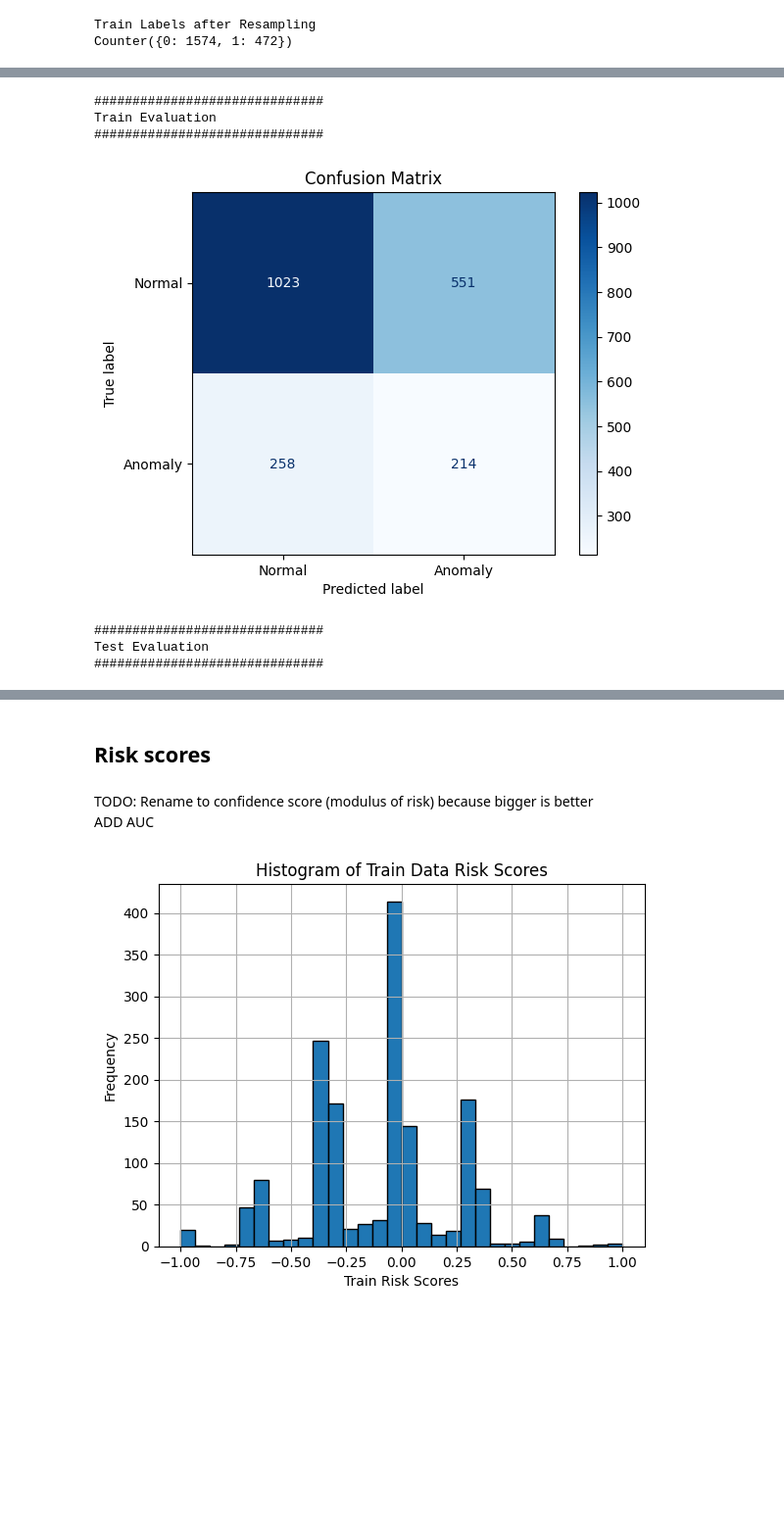
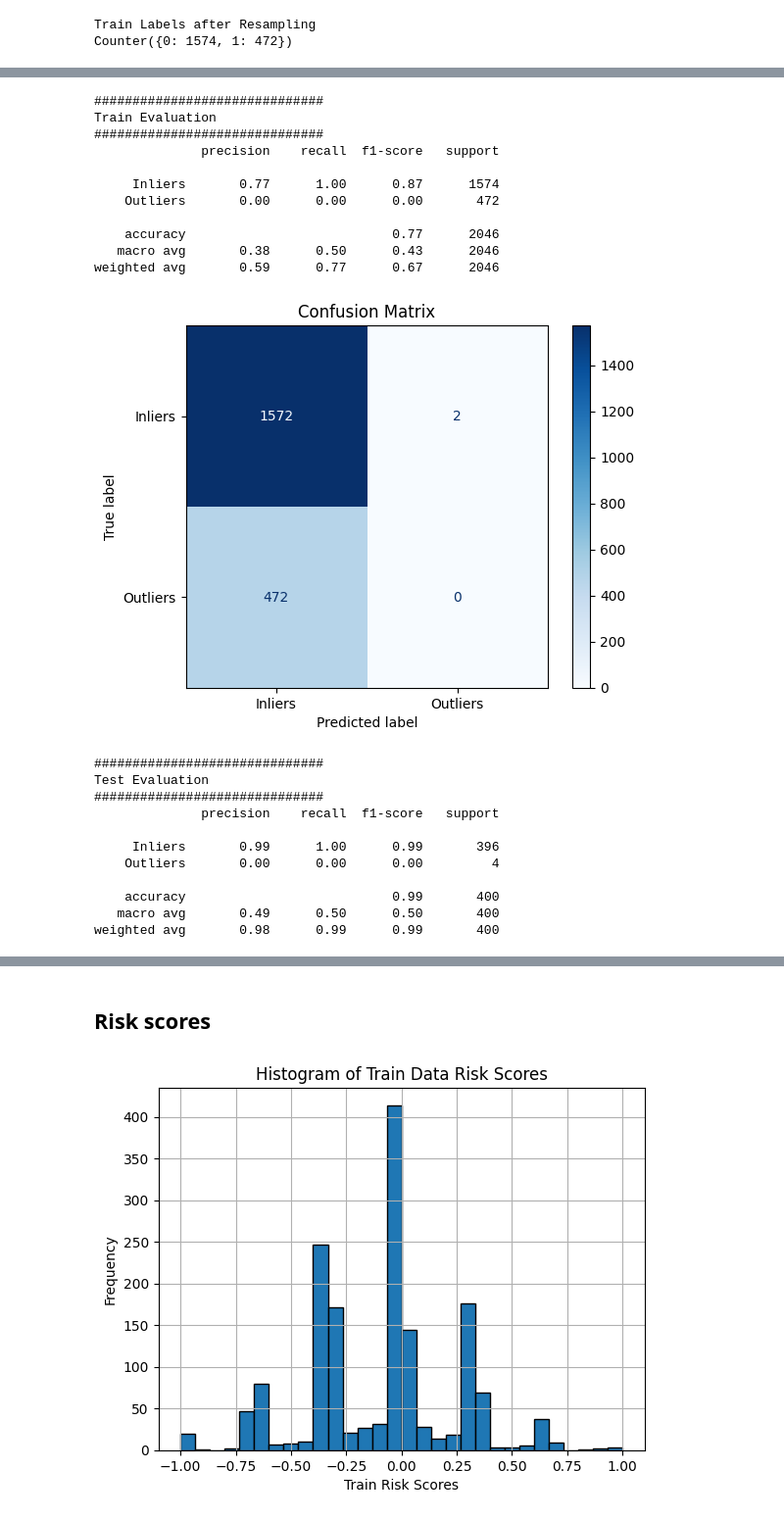
Before and after one commit to mel0778/dsa4263, a Jupyter notebook: code/model_SVM.ipynb, the cells around one changed output, grey strips where cells are left out. Shown: that part at 98% size. Saved outputs shown, nothing was run; the diff lists cells and outputs as text; code cells hidden in the pictures; blank space fills up the shorter version.

```diff
--- a/code/model_SVM.ipynb
+++ b/code/model_SVM.ipynb
@@ -357,7 +354,7 @@ y_test_smote = make_binary_labels(y_test)
 def custom_scorer(y_true, y_pred):
     # Compute confusion matrix
     fp = sum((y_true == 1) & (y_pred == -1))  # False Positives
-    return precision_score(y_true,y_pred) / fp
+    return precision_score(y_true,y_pred) - fp
 
 # Create a scorer using make_scorer
 scorer = make_scorer(custom_scorer, greater_is_better=True)
@@ -368,23 +365,16 @@ param_grid = {
     'kernel': ['linear', 'rbf', 'poly', 'sigmoid'],  # Kernel type
     'gamma': ['scale', 'auto', 0.1, 0.01, 0.001, 0.0001, 1.0, 10.0]  # Kernel coefficient for 'rbf', 'poly', and 'sigmoid'
 }
-# scorer = make_scorer(precision_score, average='weighted')
 
-grid = GridSearchCV(OneClassSVM(), param_grid, refit = True, verbose = 3, scoring=scorer)
-
+smote_clf = GridSearchCV(OneClassSVM(), param_grid, refit = True, verbose = 3, scoring=scorer)
 
 # fitting the model for grid search
-grid.fit(X_train_scaled_smote, y_train_smote)
+smote_clf.fit(X_train_scaled_smote, y_train_smote)
 
 # print best parameter after tuning
-print(grid.best_params_)
+print(smote_clf.best_params_)
 
 # print how our model looks after hyper-parameter tuning
-print(grid.best_estimator_)
-
-grid_predictions = grid.predict(X_test_scaled)
-
-# print classification report
-print(classification_report(y_test_smote, grid_predictions))
+print(smote_clf.best_estimator_)
 # %% [output]
 Fitting 5 folds for each of 320 candidates, totalling 1600 fits
@@ -501,37 +585,57 @@ Fitting 5 folds for each of 320 candidates, totalling 1600 fits
 # %%
 # wider param grid, smote
-
 print("##############################")
 print("Train Evaluation")
 print("##############################")
-grid_predictions = grid.predict(X_train_scaled_smote)
+smote_train_pred = smote_clf.predict(X_train_scaled_smote)
 
-conf_matrix = confusion_matrix(y_train_smote, grid_predictions, labels=[1, -1])
+labels = [1, -1]  # -1 for Outliers, 1 for Inliers
+print(classification_report(y_true=y_train_smote, y_pred=smote_train_pred,labels=labels, target_names=['Inliers', 'Outliers']))
+
+conf_matrix = confusion_matrix(y_train_smote, smote_train_pred, labels=labels)
 
 disp = ConfusionMatrixDisplay(confusion_matrix=conf_matrix,
-                                display_labels=["Normal", "Anomaly"])
+                                display_labels=['Inliers', 'Outliers'])
 disp.plot(cmap=plt.cm.Blues)
 plt.title('Confusion Matrix')
 plt.show()
 
 print("##############################")
 print("Test Evaluation")
 print("##############################")
 
-grid_predictions = grid.predict(X_test_scaled)
+smote_test_pred = smote_clf.predict(X_test_scaled)
 
-conf_matrix = confusion_matrix(y_test_smote, grid_predictions, labels=[1, -1])
+print(classification_report(y_true=y_test_smote, y_pred=smote_test_pred,labels=labels, target_names=['Inliers', 'Outliers']))
+
+conf_matrix = confusion_matrix(y_test_smote, smote_test_pred, labels=labels)
 
 disp = ConfusionMatrixDisplay(confusion_matrix=conf_matrix,
-                                display_labels=["Normal", "Anomaly"])
+                                display_labels=['Inliers', 'Outliers'])
 disp.plot(cmap=plt.cm.Blues)
 plt.title('Confusion Matrix')
 plt.show()
 # %% [output]
 ##############################
 Train Evaluation
 ##############################
+              precision    recall  f1-score   support
+
+     Inliers       0.77      1.00      0.87      1574
+    Outliers       0.00      0.00      0.00       472
+
+    accuracy                           0.77      2046
+   macro avg       0.38      0.50      0.43      2046
+weighted avg       0.59      0.77      0.67      2046
-[figure, old version]
+[figure, new version]
 ##############################
 Test Evaluation
 ##############################
+              precision    recall  f1-score   support
+
+     Inliers       0.99      1.00      0.99       396
+    Outliers       0.00      0.00      0.00         4
+
+    accuracy                           0.99       400
+   macro avg       0.49      0.50      0.50       400
+weighted avg       0.98      0.99      0.99       400
@@ -554,9 +658,6 @@ def get_risk_score(clf, X):
 # %%
 train_risk = get_risk_score(best_clf, X_train_scaled)
 test_risk = get_risk_score(best_clf, X_test_scaled)
-# %% [markdown]
-TODO: Rename to confidence score (modulus of risk) because bigger is better
-ADD AUC
 # %%
 # Plot histogram
 plt.hist(train_risk, bins=30, edgecolor='black')  # Adjust bins as needed
```
Also changed, not shown: parts of 16 cells of this notebook.
